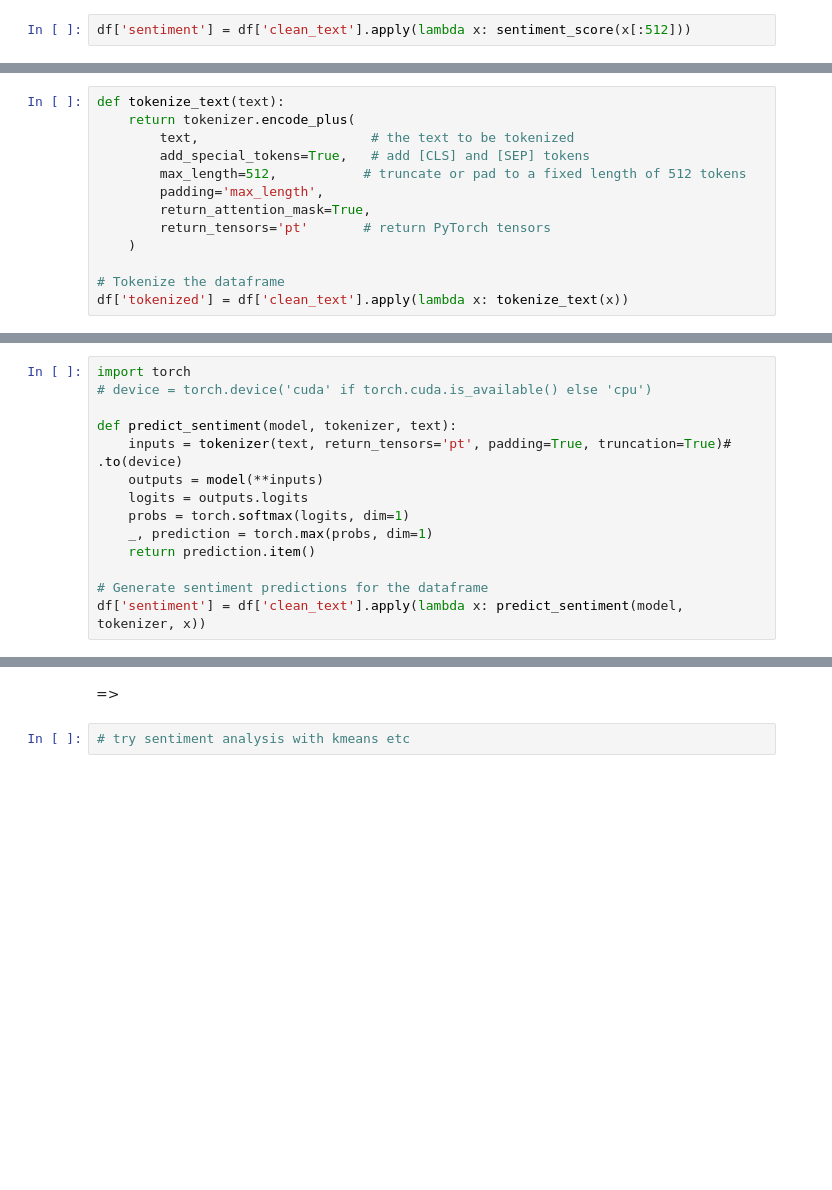
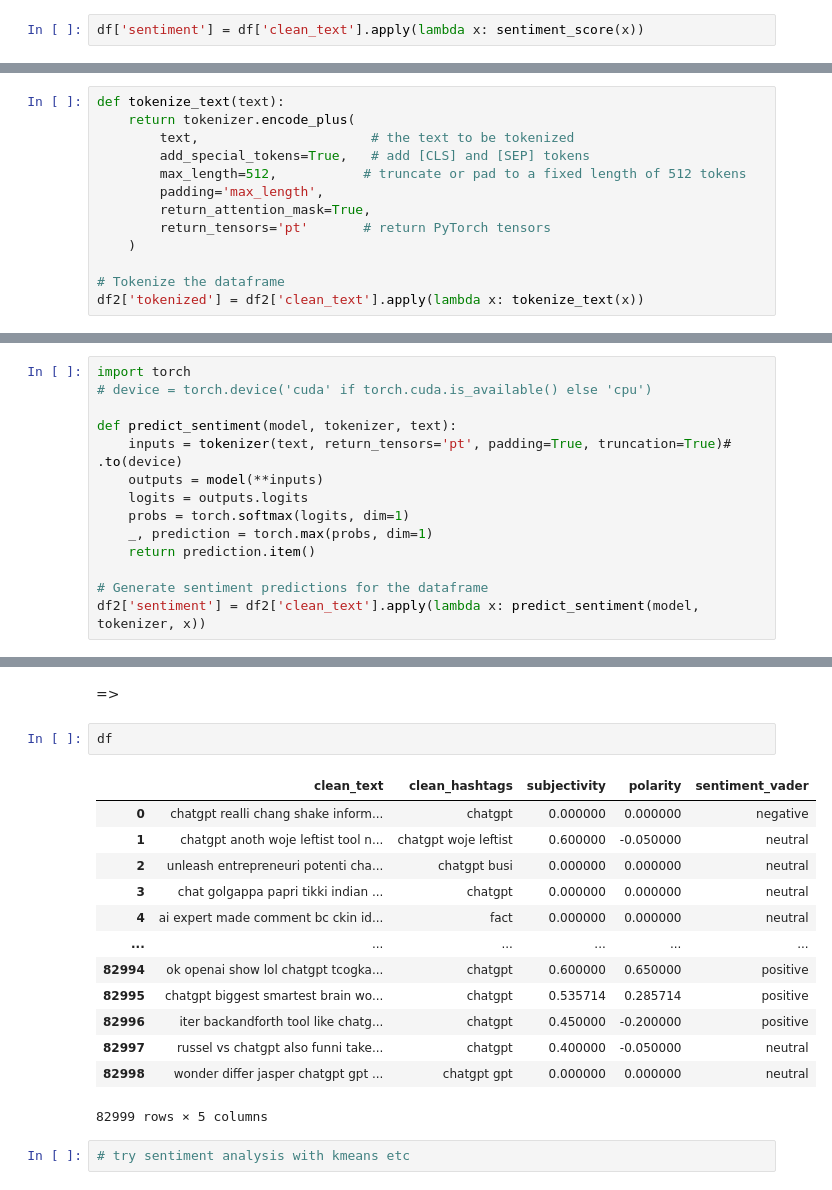
Before and after one commit to IsabelJnz/NLP-Project, a Jupyter notebook: ChatGPT_NLP_SentimentAnalysis.ipynb, the cells around one changed output, grey strips where cells are left out. Drawn from its saved outputs; the diff is of its cells as text; blank space fills up the shorter version.

```diff
--- a/ChatGPT_NLP_SentimentAnalysis.ipynb
+++ b/ChatGPT_NLP_SentimentAnalysis.ipynb
@@ -200,4 +202,4 @@ sentiment_score(df['clean_text'].iloc[1])
 # %% [output]
 1
 # %%
-df['sentiment'] = df['clean_text'].apply(lambda x: sentiment_score(x[:512]))
+df['sentiment'] = df['clean_text'].apply(lambda x: sentiment_score(x))
@@ -235,4 +241,4 @@ def tokenize_text(text):
     )
 
 # Tokenize the dataframe
-df['tokenized'] = df['clean_text'].apply(lambda x: tokenize_text(x))
+df2['tokenized'] = df2['clean_text'].apply(lambda x: tokenize_text(x))
@@ -249,4 +261,4 @@ def predict_sentiment(model, tokenizer, text):
     return prediction.item()
 
 # Generate sentiment predictions for the dataframe
-df['sentiment'] = df['clean_text'].apply(lambda x: predict_sentiment(model, tokenizer, x))
+df2['sentiment'] = df2['clean_text'].apply(lambda x: predict_sentiment(model, tokenizer, x))
@@ -253,5 +271,21 @@ df['sentiment'] = df['clean_text'].apply(lambda x: predict_sentiment(model, toke
 # %% [markdown]
 =>
+# %%
+df
+# %% [output]
+|  | clean_text | clean_hashtags | subjectivity | polarity | sentiment_vader |
+| 0 | chatgpt realli chang shake inform... | chatgpt | 0.000000 | 0.000000 | negative |
+| 1 | chatgpt anoth woje leftist tool n... | chatgpt woje leftist | 0.600000 | -0.050000 | neutral |
+| 2 | unleash entrepreneuri potenti cha... | chatgpt busi | 0.000000 | 0.000000 | neutral |
+| 3 | chat golgappa papri tikki indian ... | chatgpt | 0.000000 | 0.000000 | neutral |
+| 4 | ai expert made comment bc ckin id... | fact | 0.000000 | 0.000000 | neutral |
+| ... | ... | ... | ... | ... | ... |
+| 82994 | ok openai show lol chatgpt tcogka... | chatgpt | 0.600000 | 0.650000 | positive |
+| 82995 | chatgpt biggest smartest brain wo... | chatgpt | 0.535714 | 0.285714 | positive |
+| 82996 | iter backandforth tool like chatg... | chatgpt | 0.450000 | -0.200000 | positive |
+| 82997 | russel vs chatgpt also funni take... | chatgpt | 0.400000 | -0.050000 | neutral |
+| 82998 | wonder differ jasper chatgpt gpt ... | chatgpt gpt | 0.000000 | 0.000000 | neutral |
+82999 rows × 5 columns
 # %%
 # try sentiment analysis with kmeans etc
 # %%
```
Also changed, not shown: parts of 25 cells of this notebook.
